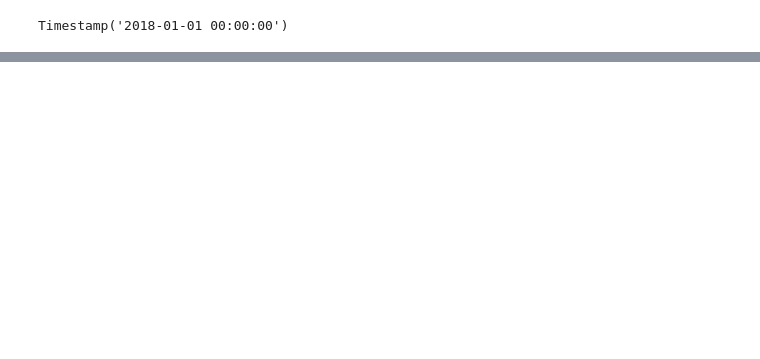
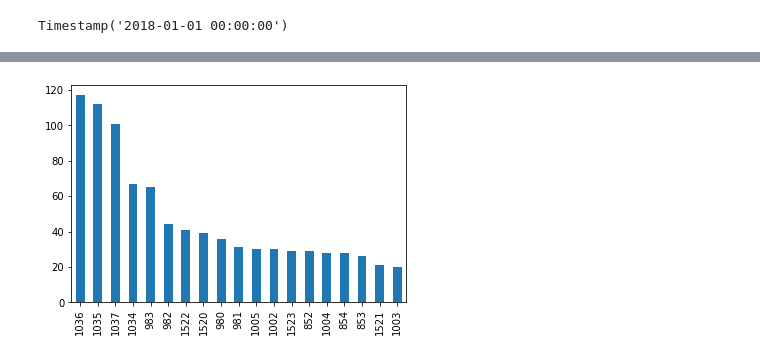
Before and after one commit to lucasmartins14/Pandas, a Jupyter notebook: Aula2_Pandas_DIO.ipynb, the cells around one changed output, grey strips where cells are left out. Cells and saved outputs as stored; diff of their text form; code cells hidden in the pictures; blank space fills up the shorter version.

Commit message:
Aula2 Pandas, Adicionando Graficos

```diff
--- a/Aula2_Pandas_DIO.ipynb
+++ b/Aula2_Pandas_DIO.ipynb
@@ -295,0 +322,5 @@ venda_marco_19.sample(20)
+# %%
+# Plotando grafico de barras vertical
+df["LojaID"].value_counts(ascending=False).plot.bar();
+# %% [output]
+[figure, added]
```
Also changed, not shown: parts of 16 cells of this notebook, 1 other file.
